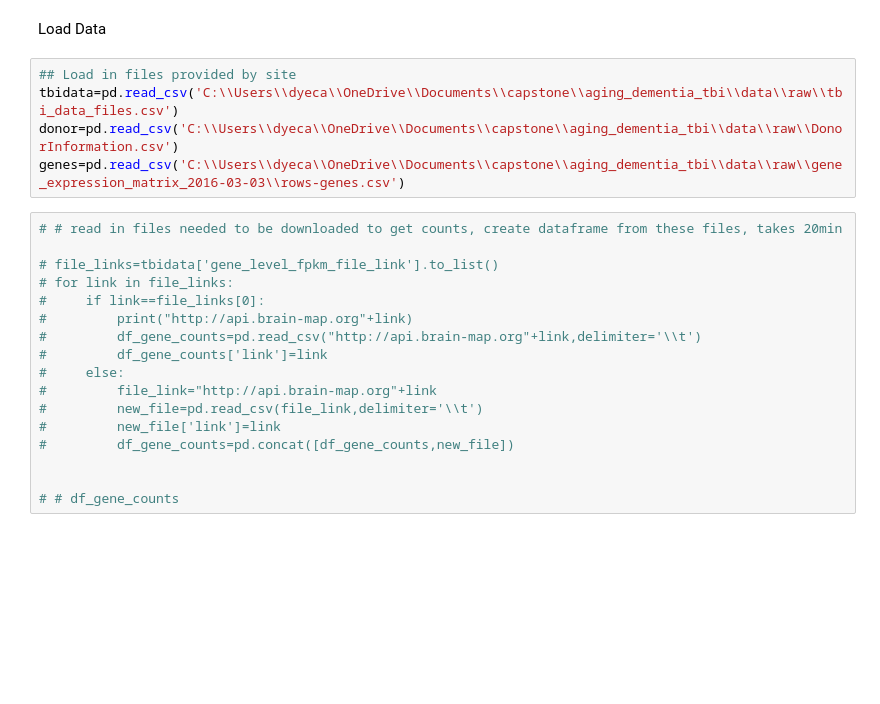
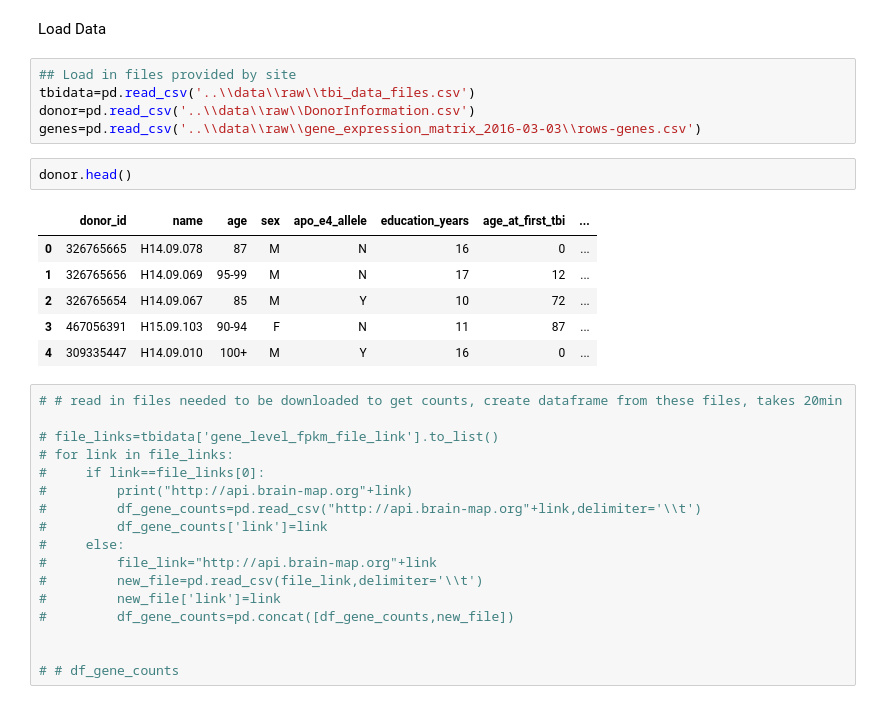
Before and after one commit to clmangham/aging_dementia_tbi, a Jupyter notebook: notebooks/RNAnalysis_CD.ipynb, the cells around one changed output. Drawn from its saved outputs; the diff is of its cells as text; blank space fills up the shorter version.

```diff
--- a/notebooks/RNAnalysis_CD.ipynb
+++ b/notebooks/RNAnalysis_CD.ipynb
@@ -18,9 +18,18 @@ os.getcwd()
 Load Data
 # %%
 ## Load in files provided by site
-tbidata=pd.read_csv('C:\\Users\\dyeca\\OneDrive\\Documents\\capstone\\aging_dementia_tbi\\data\\raw\\tbi_data_files.csv')
-donor=pd.read_csv('C:\\Users\\dyeca\\OneDrive\\Documents\\capstone\\aging_dementia_tbi\\data\\raw\\DonorInformation.csv')
-genes=pd.read_csv('C:\\Users\\dyeca\\OneDrive\\Documents\\capstone\\aging_dementia_tbi\\data\\raw\\gene_expression_matrix_2016-03-03\\rows-genes.csv')
+tbidata=pd.read_csv('..\\data\\raw\\tbi_data_files.csv')
+donor=pd.read_csv('..\\data\\raw\\DonorInformation.csv')
+genes=pd.read_csv('..\\data\\raw\\gene_expression_matrix_2016-03-03\\rows-genes.csv')
+# %%
+donor.head()
+# %% [output]
+|  | donor_id | name | age | sex | apo_e4_allele | education_years | age_at_first_tbi | ... |
+| 0 | 326765665 | H14.09.078 | 87 | M | N | 16 | 0 | ... |
+| 1 | 326765656 | H14.09.069 | 95-99 | M | N | 17 | 12 | ... |
+| 2 | 326765654 | H14.09.067 | 85 | M | Y | 10 | 72 | ... |
+| 3 | 467056391 | H15.09.103 | 90-94 | F | N | 11 | 87 | ... |
+| 4 | 309335447 | H14.09.010 | 100+ | M | Y | 16 | 0 | ... |
 # %%
 # # read in files needed to be downloaded to get counts, create dataframe from these files, takes 20min
 
```
Also changed, not shown: parts of 29 cells of this notebook, 1 other file.
